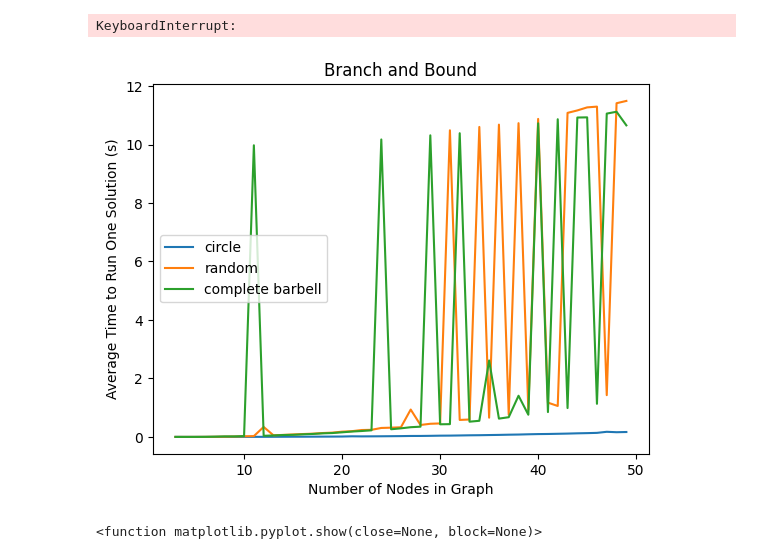
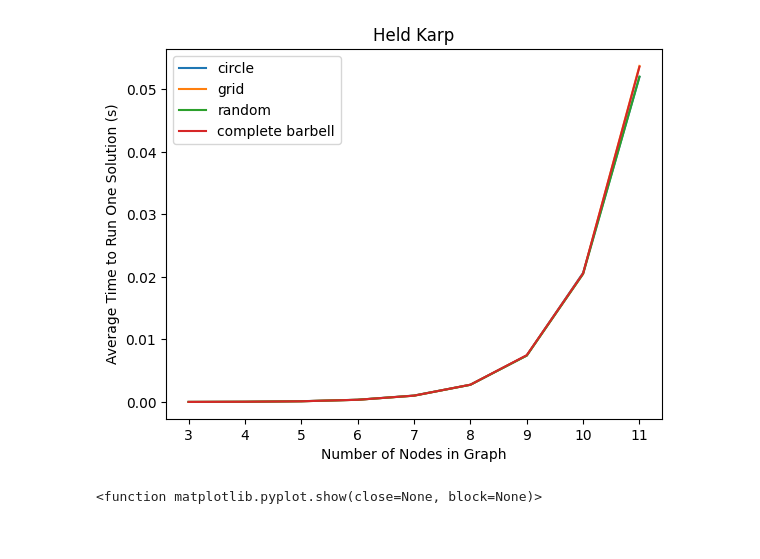
Before and after one commit to olincollege/directed-salesman, a Jupyter notebook: making_graphs.ipynb, the cells around one changed output. Cells and saved outputs as stored; diff of their text form; code cells hidden in the pictures.

Commit message:
making graphs

```diff
--- a/making_graphs.ipynb
+++ b/making_graphs.ipynb
@@ -12,13 +12,13 @@ import numpy as np
 import nearest_neighbor
 import held_karp
 # %%
-sizes = list(range(19))
+sizes = list(range(12))
 sizes.remove(0)
 sizes.remove(1)
 sizes.remove(2)
-num_runs = 30
-alg = nearest_neighbor.tsp_nearest_neighbor
-
+num_runs = 20
+alg = held_karp.held_karp
+"""
 times_circle, corr_circle = alg_test.run_multiple_on_range_with_correct(utils.circle_graph, alg, sizes, 1)
 times_grid, corr_grid = alg_test.run_multiple_on_range_with_correct(utils.rectangle_graph, alg, sizes, 1)
 times_rando, corr_rando = alg_test.run_multiple_on_range_with_correct(utils.random_graph, alg, sizes, num_runs)
@@ -26,26 +26,23 @@ times_barb_comp, corr_barb_comp = alg_test.run_multiple_on_range_with_correct(ut
 
 
 """
-times_circle = alg_test.run_multiple_on_range_no_correct(utils.circle_graph, alg, sizes, 1)
-times_grid = alg_test.run_multiple_on_range_no_correct(utils.rectangle_graph, alg, sizes, 1)
+times_circle = alg_test.run_multiple_on_range_no_correct(utils.circle_graph, alg, sizes, num_runs)
+times_grid = alg_test.run_multiple_on_range_no_correct(utils.rectangle_graph, alg, sizes, num_runs)
 times_rando = alg_test.run_multiple_on_range_no_correct(utils.random_graph, alg, sizes, num_runs)
 times_barb_comp = alg_test.run_multiple_on_range_no_correct(utils.complete_barbell, alg, sizes, num_runs)
-"""
-# %% [output]
-KeyboardInterrupt:
 # %%
 plt.plot(sizes, times_circle, label = "circle")
-#plt.plot(sizes, times_grid, label = "grid")
+plt.plot(sizes, times_grid, label = "grid")
 plt.plot(sizes, times_rando, label = "random")
 plt.plot(sizes, times_barb_comp, label = "complete barbell")
 plt.xlabel("Number of Nodes in Graph")
 plt.ylabel("Average Time to Run One Solution (s)")
-plt.title("Branch and Bound")
+plt.title("Held Karp")
 
 plt.legend()
 plt.show()
 # %% [output]
-[figure, old version]
+[figure, new version]
 # %%
 plt.plot(sizes, corr_circle, label = "circle")
 plt.plot(sizes, corr_grid, label = "grid")
```
Also changed, not shown: parts of 3 cells of this notebook.
